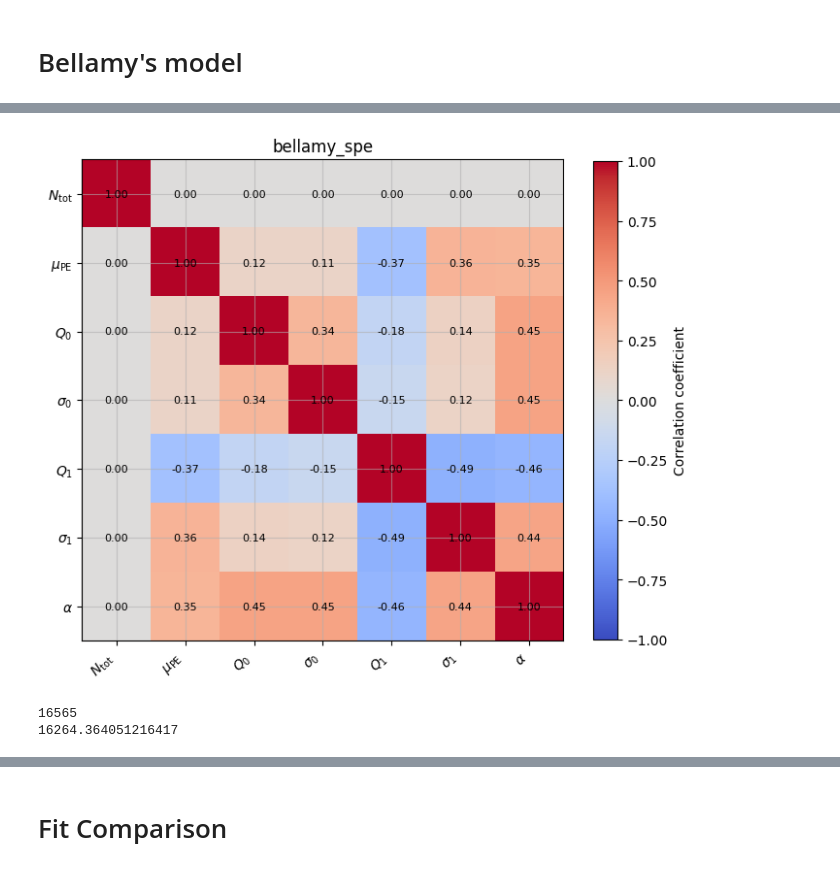
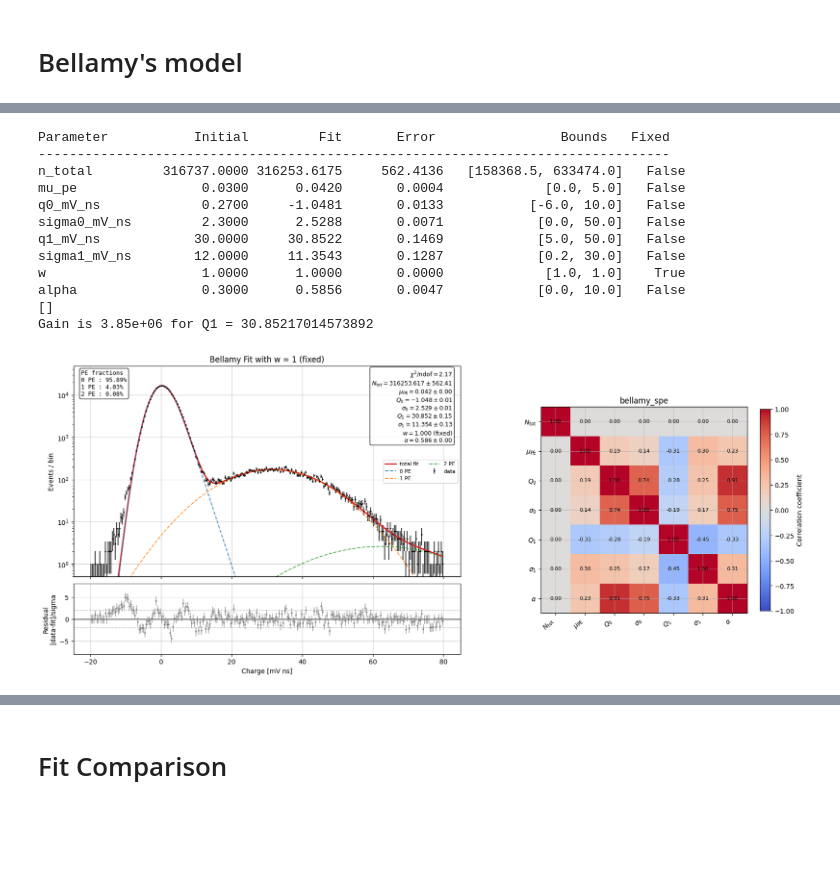
Before and after one commit to TAU-neutrino-lab/PMT-characterization, a Jupyter notebook: PMT-calibration/generic_fit.ipynb, the cells around one changed output, grey strips where cells are left out. Drawn from its saved outputs; the diff is of its cells as text; code cells hidden in the pictures; blank space fills up the shorter version.

```diff
--- a/PMT-calibration/generic_fit.ipynb
+++ b/PMT-calibration/generic_fit.ipynb
@@ -398,13 +341,53 @@ sum = 99.999%
-# %%
-fig, ax = plt.subplots( figsize=(8, 8) )
-plot_correlation_matrix(fig, ax, fit_bellamy)
-save_plot(fig, save_plots, save_dir, file_nickname, f"fit_Bellamy_corr_{nbins}bins",  Nevents=None);
-# %% [output]
-[figure, removed]
-# %%
-print(np.max(fit_poisson["counts"]))
-
-print(np.max(fit_poisson["model_counts"]))
-# %% [output]
-16565
-16264.364051216417
+# %%
+w_fixed = 1
+
+maxPE = 2
+
+p0_bellamy = {
+    # Format: [initial_value, lower_bound, upper_bound, isFixed]
+    "n_total":      [len(charge_mV_ns), 0.5 * len(charge_mV_ns), 2.0 * len(charge_mV_ns), False],
+    "q0_mV_ns":     [0.27, -6.0, 10.0,  False],
+    "sigma0_mV_ns": [2.3, 1e-4, 50.0,   False],
+    "q1_mV_ns":     [30.0, 5.0, 50.0,   False],
+    "sigma1_mV_ns": [12.0, 0.2, 30.0,   False],
+    "mu_pe":        [0.03, 0.001, 5.0,  False],
+    # "w":            [0.2, 0., 1.,       False], # probability that a measured signal is accompanied by a type-2 bkg process
+    "w":            [w_fixed, 0., 1.,       True], # probability that a measured signal is accompanied by a type-2 bkg process
+    "alpha":        [0.3, 0., 10.,      False], # coeff. of the exponential decay of type 2-background (positive)
+}
+
+fit_bellamy = fit_bellamy_spe(
+    charge_mV_ns,
+    p0=p0_bellamy,
+    max_pe=maxPE,
+    bins=nbins,
+    fit_range=fit_range
+    # fit_range=fit_range_full
+)
+
+# table_bellamy = fit_result_table(fit_bellamy)
+# display( table_bellamy )
+
+print_fit_result_table(fit_bellamy)
+print(fit_bellamy["diagnostics"])
+
+fig, ax_fit, ax_resid, ax_corr = plot_fit_summary( fit_bellamy, title=f"Bellamy Fit with w = {w_fixed} (fixed)", shrink_colorbar=0.7, component_visibility_fraction=0, logscale=True,
+                                                  show_event_fractions=True, max_fraction_pe=maxPE)
+save_plot(fig, save_plots, save_dir, file_nickname, f"fit_Bellamy_{nbins}bins_w{w_fixed}",  Nevents=None);
+
+G = compute_gain(fit_bellamy['parameters']['q1_mV_ns'])
+print(f"Gain is {G:.3g} for Q1 = {fit_bellamy['parameters']['q1_mV_ns']}")
+# %% [output]
+Parameter           Initial         Fit       Error                Bounds   Fixed
+---------------------------------------------------------------------------------
+n_total         316737.0000 316253.6175     562.4136   [158368.5, 633474.0]   False
+mu_pe                0.0300      0.0420       0.0004             [0.0, 5.0]   False
+q0_mV_ns             0.2700     -1.0481       0.0133           [-6.0, 10.0]   False
+sigma0_mV_ns         2.3000      2.5288       0.0071            [0.0, 50.0]   False
+q1_mV_ns            30.0000     30.8522       0.1469            [5.0, 50.0]   False
+sigma1_mV_ns        12.0000     11.3543       0.1287            [0.2, 30.0]   False
+w                    1.0000      1.0000       0.0000             [1.0, 1.0]    True
+alpha                0.3000      0.5856       0.0047            [0.0, 10.0]   False
+[]
+Gain is 3.85e+06 for Q1 = 30.85217014573892
+[figure, added]
```
Also changed, not shown: parts of 11 cells of this notebook, 3 other files.
